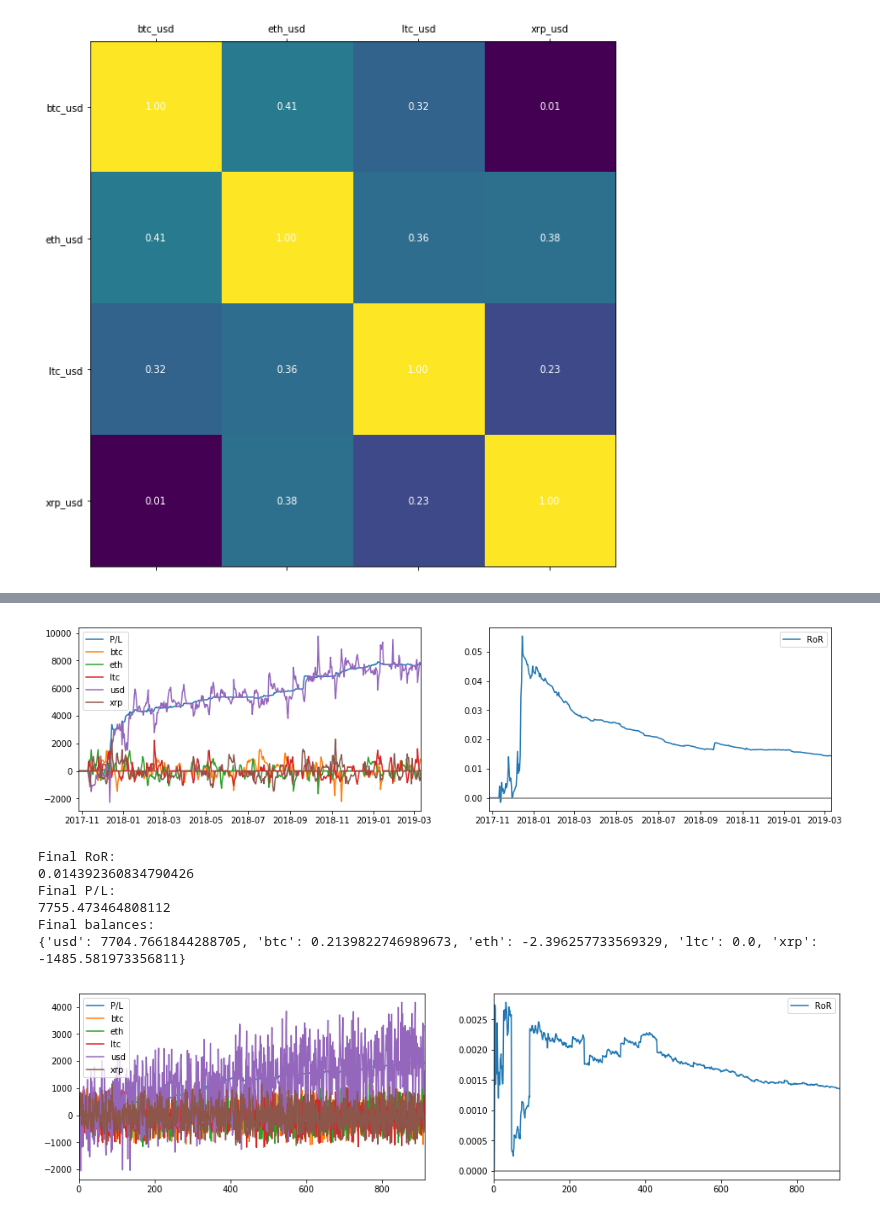
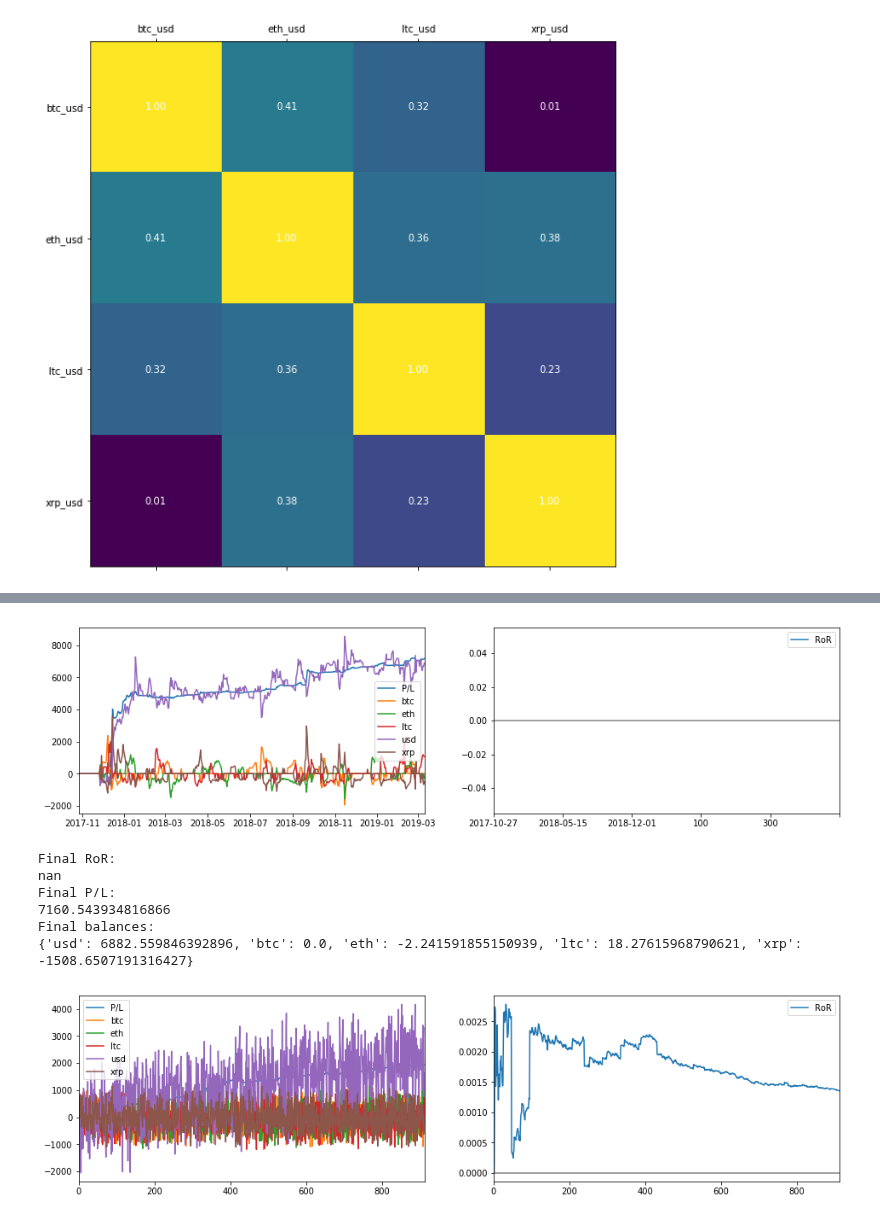
Before and after one commit to cambrian/quant, a Jupyter notebook: research/analysis.ipynb, the cells around one changed output, grey strips where cells are left out. Drawn from its saved outputs; the diff is of its cells as text; code cells hidden in the pictures.

```diff
--- a/research/analysis.ipynb
+++ b/research/analysis.ipynb
@@ -182,41 +218,41 @@ class StatArb(Strategy):
         # Concretely:
         # fair_btc_movement =
         #   (btc_movment * v_btc
         #    + eth_movement * v_eth * r_eth^3 * stddev_btc/stddev_eth
         #    + ltc_movement * v_ltc * r_ltc^3 * stddev_btc/stddev_ltc
         #    + xrp_movement * v_xrp * r_xrp^3 * stddev_btc/stddev_xrp)
         #   / ((1 + r_eth^2 + r_ltc^2 + r_xrp^2)
         #      * total_volume)
 
         # compute fairs, edges
         stddevs = df.std()
         corr = df.corr()
         deltas = prices - df.mean()
         predicted_deltas = (deltas * corr).mul(stddevs, axis=0).div(stddevs, axis=1)
         confidences = corr ** 2
         # integrating volume data does not seem to improve RoR
 #         log_volumes = self.moving_volumes.value.apply(log1p)
 #         fair_deltas = ((predicted_deltas * confidences).mul(log_volumes, axis=1)).sum(axis=1) / (confidences.sum(axis=1) * log_volumes.sum())
         fair_deltas = (predicted_deltas * confidences).sum(axis=1) / confidences.sum(axis=1)
         edges = (deltas - fair_deltas) / stddevs
 
         # turn fairs into orders
         orders = {}
         for (pair, edge) in edges.items():
             currency = pair.partition('_')[0]
             orders[pair] = self.desired_balance_value(edges[pair]) / prices[pair] - balances[currency]
 
         return orders
 
-plot_results(evaluate(StatArb(correlation_window_size = 16, movement_half_life = 1, size = 1000, min_edge = 0.25), data))
+plot_results(evaluate(StatArb(correlation_window_size = 32, movement_half_life = 1, size = 1000, min_edge = 0.25), data))
 # %% [output]
-[figure, old version]
+[figure, new version]
 Final RoR:
-0.014392360834790426
+nan
 Final P/L:
-7755.473464808112
+7160.543934816866
 Final balances:
-{'usd': 7704.7661844288705, 'btc': 0.2139822746989673, 'eth': -2.396257733569329, 'ltc': 0.0, 'xrp': -1485.581973356811}
+{'usd': 6882.559846392896, 'btc': 0.0, 'eth': -2.241591855150939, 'ltc': 18.27615968790621, 'xrp': -1508.6507191316427}
 # %%
 plot_results(evaluate(StatArb(correlation_window_size = 3, movement_half_life = 1, size = 1000, min_edge = 0.05), data_15min))
 # %% [output]
```
Also changed, not shown: parts of 4 cells of this notebook.
